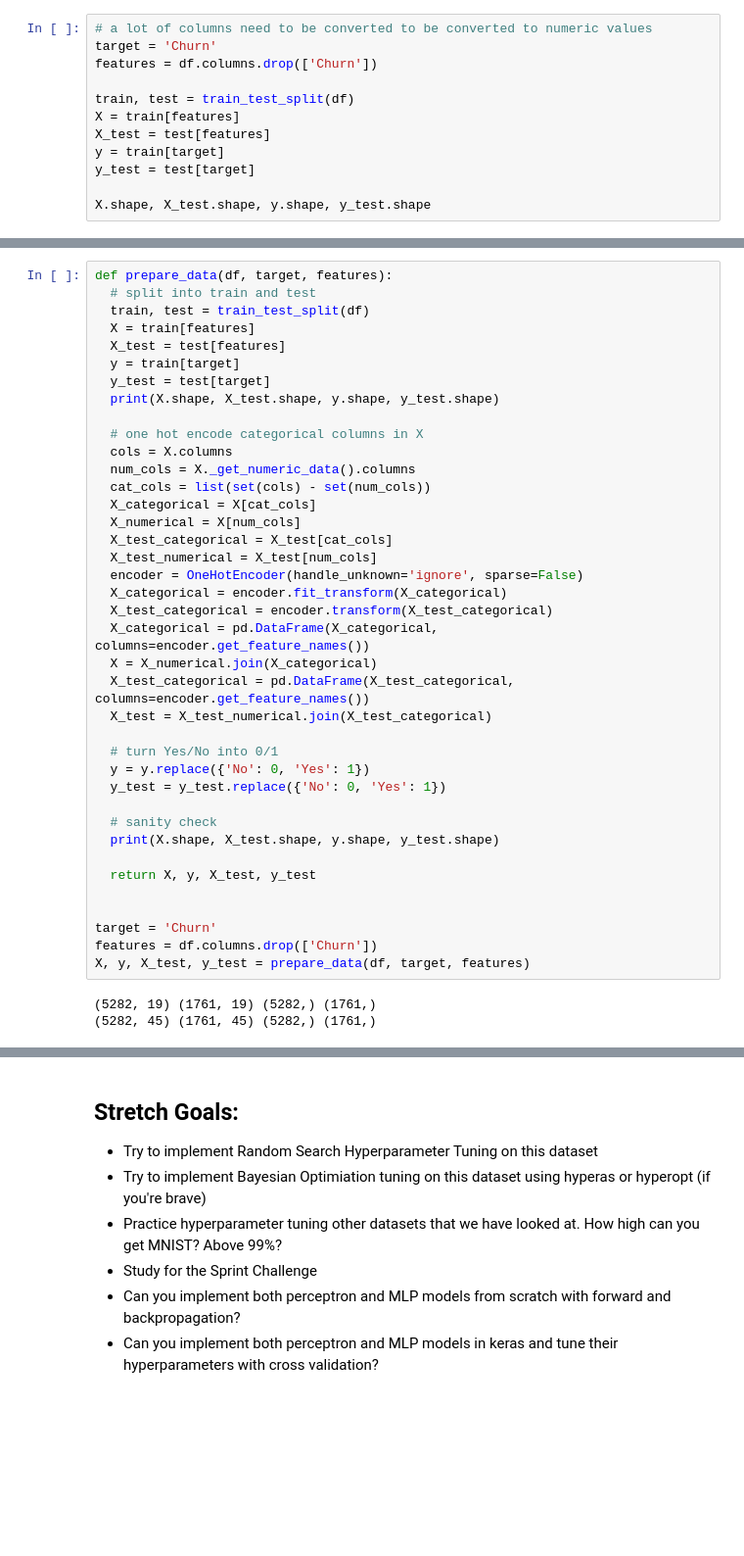
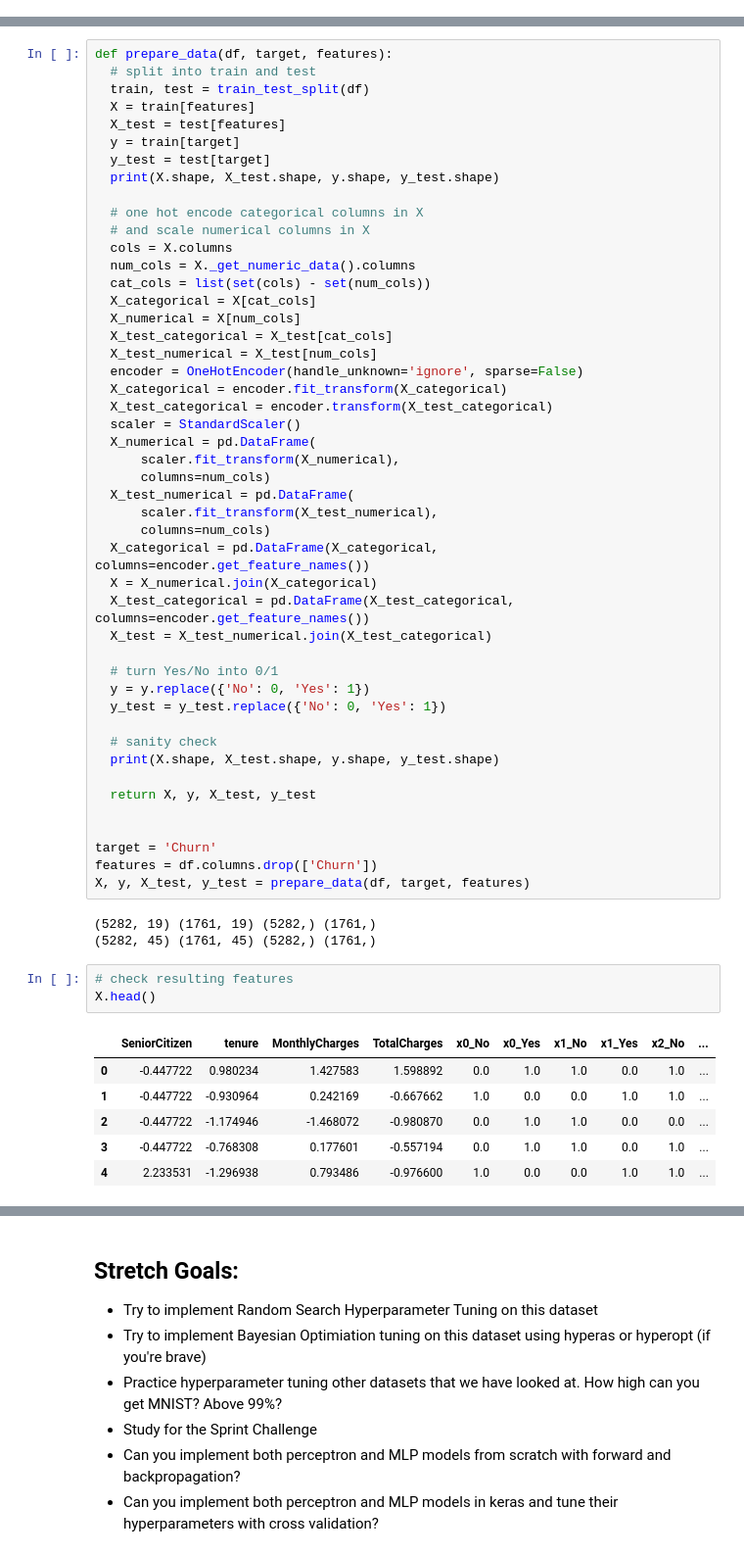
Before and after one commit to bendevera/DS-Unit-4-Sprint-2-Neural-Networks, a Jupyter notebook: module4-Hyperparameter-Tuning/LS_DS_424_Hyperparameter_Tuning_Assignment.ipynb, the cells around one changed output, grey strips where cells are left out. Shown: that part at 98% size. Saved outputs shown, nothing was run; the diff lists cells and outputs as text; blank space fills up the shorter version.

```diff
--- a/module4-Hyperparameter-Tuning/LS_DS_424_Hyperparameter_Tuning_Assignment.ipynb
+++ b/module4-Hyperparameter-Tuning/LS_DS_424_Hyperparameter_Tuning_Assignment.ipynb
@@ -110,13 +111 @@ from sklearn.preprocessing import OneHotEncoder
 from sklearn.model_selection import train_test_split
-# %%
-# a lot of columns need to be converted to be converted to numeric values
-target = 'Churn'
-features = df.columns.drop(['Churn'])
-
-train, test = train_test_split(df)
-X = train[features]
-X_test = test[features]
-y = train[target]
-y_test = test[target]
-
-X.shape, X_test.shape, y.shape, y_test.shape
@@ -141,6 +120,7 @@ def prepare_data(df, target, features):
   print(X.shape, X_test.shape, y.shape, y_test.shape)
 
   # one hot encode categorical columns in X
+  # and scale numerical columns in X
   cols = X.columns
   num_cols = X._get_numeric_data().columns
   cat_cols = list(set(cols) - set(num_cols))
@@ -151,6 +131,13 @@ def prepare_data(df, target, features):
   encoder = OneHotEncoder(handle_unknown='ignore', sparse=False)
   X_categorical = encoder.fit_transform(X_categorical)
   X_test_categorical = encoder.transform(X_test_categorical)
+  scaler = StandardScaler()
+  X_numerical = pd.DataFrame(
+      scaler.fit_transform(X_numerical),
+      columns=num_cols)
+  X_test_numerical = pd.DataFrame(
+      scaler.fit_transform(X_test_numerical),
+      columns=num_cols)
   X_categorical = pd.DataFrame(X_categorical, columns=encoder.get_feature_names())
   X = X_numerical.join(X_categorical)
   X_test_categorical = pd.DataFrame(X_test_categorical, columns=encoder.get_feature_names())
@@ -172,3 +159,13 @@ X, y, X_test, y_test = prepare_data(df, target, features)
 # %% [output]
 (5282, 19) (1761, 19) (5282,) (1761,)
 (5282, 45) (1761, 45) (5282,) (1761,)
+# %%
+# check resulting features
+X.head()
+# %% [output]
+|  | SeniorCitizen | tenure | MonthlyCharges | TotalCharges | x0_No | x0_Yes | x1_No | x1_Yes | x2_No | ... |
+| 0 | -0.447722 | 0.980234 | 1.427583 | 1.598892 | 0.0 | 1.0 | 1.0 | 0.0 | 1.0 | ... |
+| 1 | -0.447722 | -0.930964 | 0.242169 | -0.667662 | 1.0 | 0.0 | 0.0 | 1.0 | 1.0 | ... |
+| 2 | -0.447722 | -1.174946 | -1.468072 | -0.980870 | 0.0 | 1.0 | 1.0 | 0.0 | 0.0 | ... |
+| 3 | -0.447722 | -0.768308 | 0.177601 | -0.557194 | 0.0 | 1.0 | 1.0 | 0.0 | 1.0 | ... |
+| 4 | 2.233531 | -1.296938 | 0.793486 | -0.976600 | 1.0 | 0.0 | 0.0 | 1.0 | 1.0 | ... |
```
Also changed, not shown: parts of 15 cells of this notebook.
